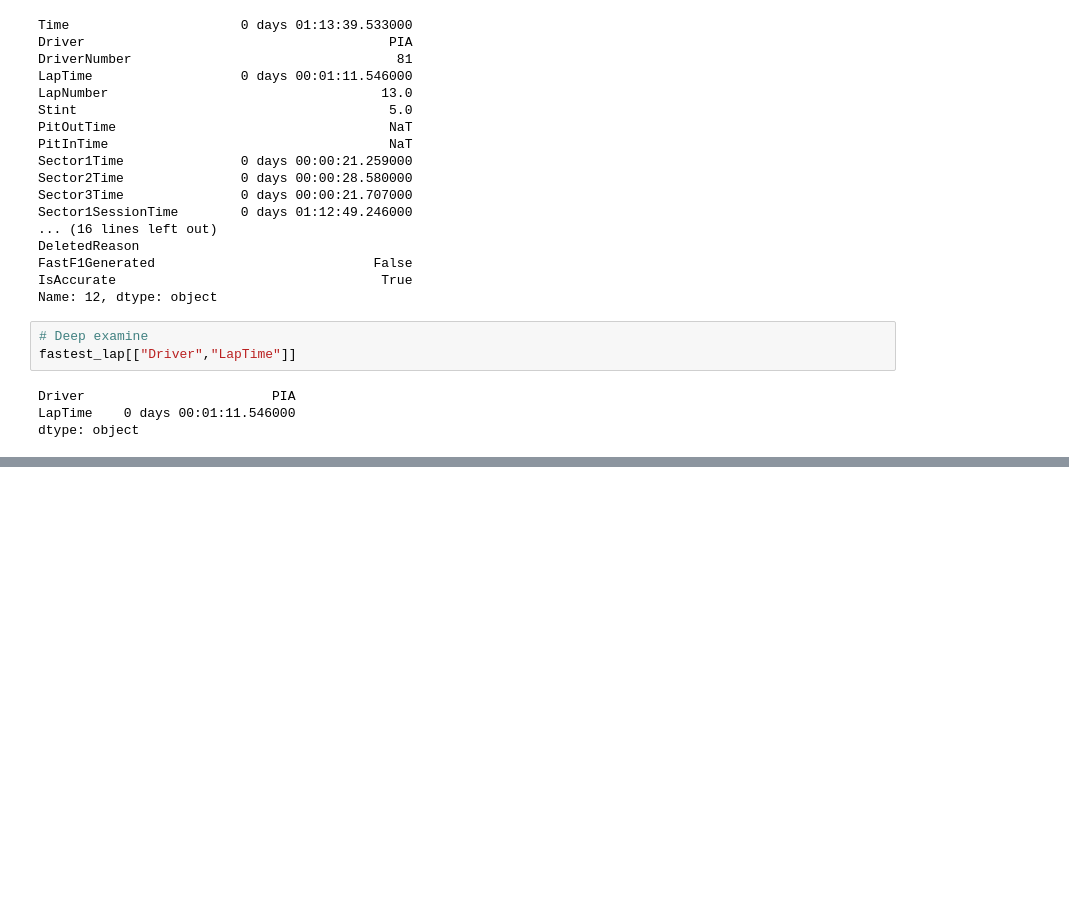
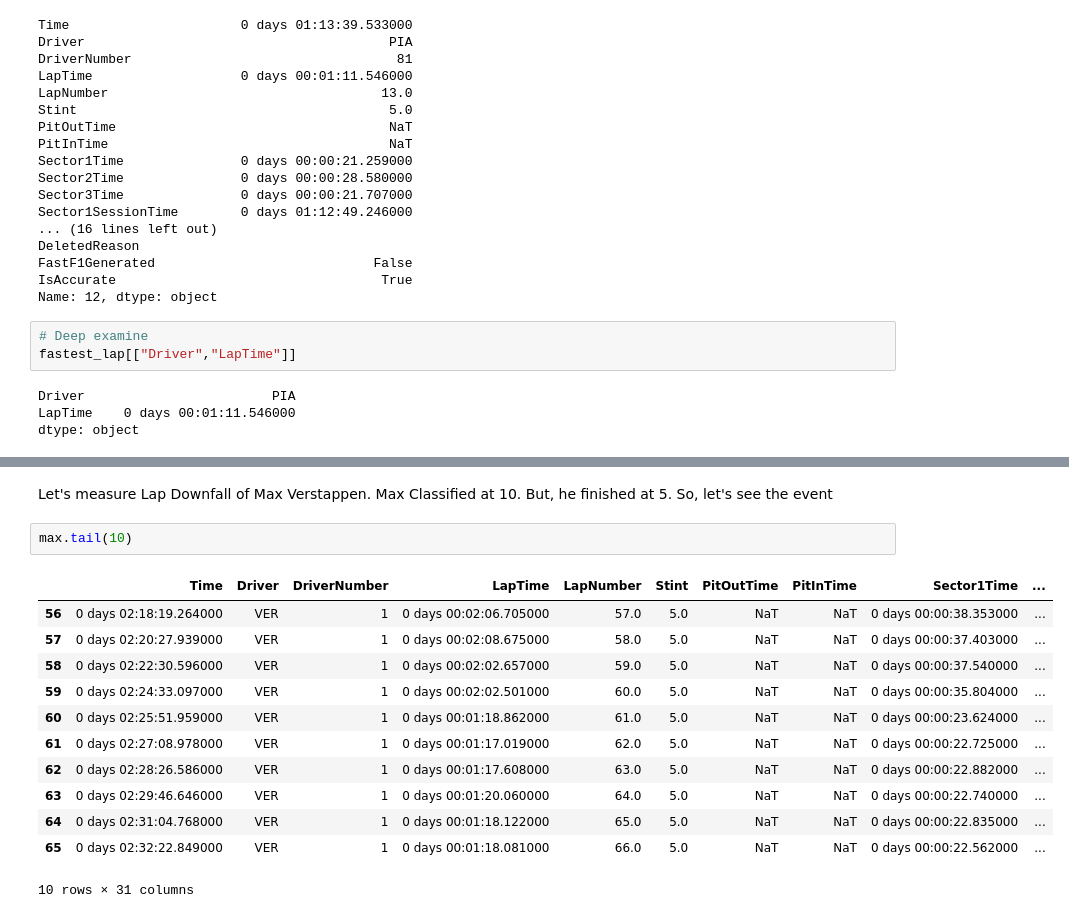
Before and after one commit to Mohandas-KJ/Slipstream-F1, a Jupyter notebook: 2026_Barcelona_GP/notebooks/02_results_and_laps.ipynb, the cells around one changed output, grey strips where cells are left out. Saved outputs shown, nothing was run; the diff lists cells and outputs as text; blank space fills up the shorter version.

```diff
--- a/2026_Barcelona_GP/notebooks/02_results_and_laps.ipynb
+++ b/2026_Barcelona_GP/notebooks/02_results_and_laps.ipynb
@@ -195,0 +264,17 @@ dtype: object
+# %% [markdown]
+Let's measure Lap Downfall of Max Verstappen. Max Classified at 10. But, he finished at 5. So, let's see the event
+# %%
+max.tail(10)
+# %% [output]
+|  | Time | Driver | DriverNumber | LapTime | LapNumber | Stint | PitOutTime | PitInTime | Sector1Time | ... |
+| 56 | 0 days 02:18:19.264000 | VER | 1 | 0 days 00:02:06.705000 | 57.0 | 5.0 | NaT | NaT | 0 days 00:00:38.353000 | ... |
+| 57 | 0 days 02:20:27.939000 | VER | 1 | 0 days 00:02:08.675000 | 58.0 | 5.0 | NaT | NaT | 0 days 00:00:37.403000 | ... |
+| 58 | 0 days 02:22:30.596000 | VER | 1 | 0 days 00:02:02.657000 | 59.0 | 5.0 | NaT | NaT | 0 days 00:00:37.540000 | ... |
+| 59 | 0 days 02:24:33.097000 | VER | 1 | 0 days 00:02:02.501000 | 60.0 | 5.0 | NaT | NaT | 0 days 00:00:35.804000 | ... |
+| 60 | 0 days 02:25:51.959000 | VER | 1 | 0 days 00:01:18.862000 | 61.0 | 5.0 | NaT | NaT | 0 days 00:00:23.624000 | ... |
+| 61 | 0 days 02:27:08.978000 | VER | 1 | 0 days 00:01:17.019000 | 62.0 | 5.0 | NaT | NaT | 0 days 00:00:22.725000 | ... |
+| 62 | 0 days 02:28:26.586000 | VER | 1 | 0 days 00:01:17.608000 | 63.0 | 5.0 | NaT | NaT | 0 days 00:00:22.882000 | ... |
+| 63 | 0 days 02:29:46.646000 | VER | 1 | 0 days 00:01:20.060000 | 64.0 | 5.0 | NaT | NaT | 0 days 00:00:22.740000 | ... |
+| 64 | 0 days 02:31:04.768000 | VER | 1 | 0 days 00:01:18.122000 | 65.0 | 5.0 | NaT | NaT | 0 days 00:00:22.835000 | ... |
+| 65 | 0 days 02:32:22.849000 | VER | 1 | 0 days 00:01:18.081000 | 66.0 | 5.0 | NaT | NaT | 0 days 00:00:22.562000 | ... |
+10 rows × 31 columns
```
Also changed, not shown: parts of 11 cells of this notebook, 2 other files.
